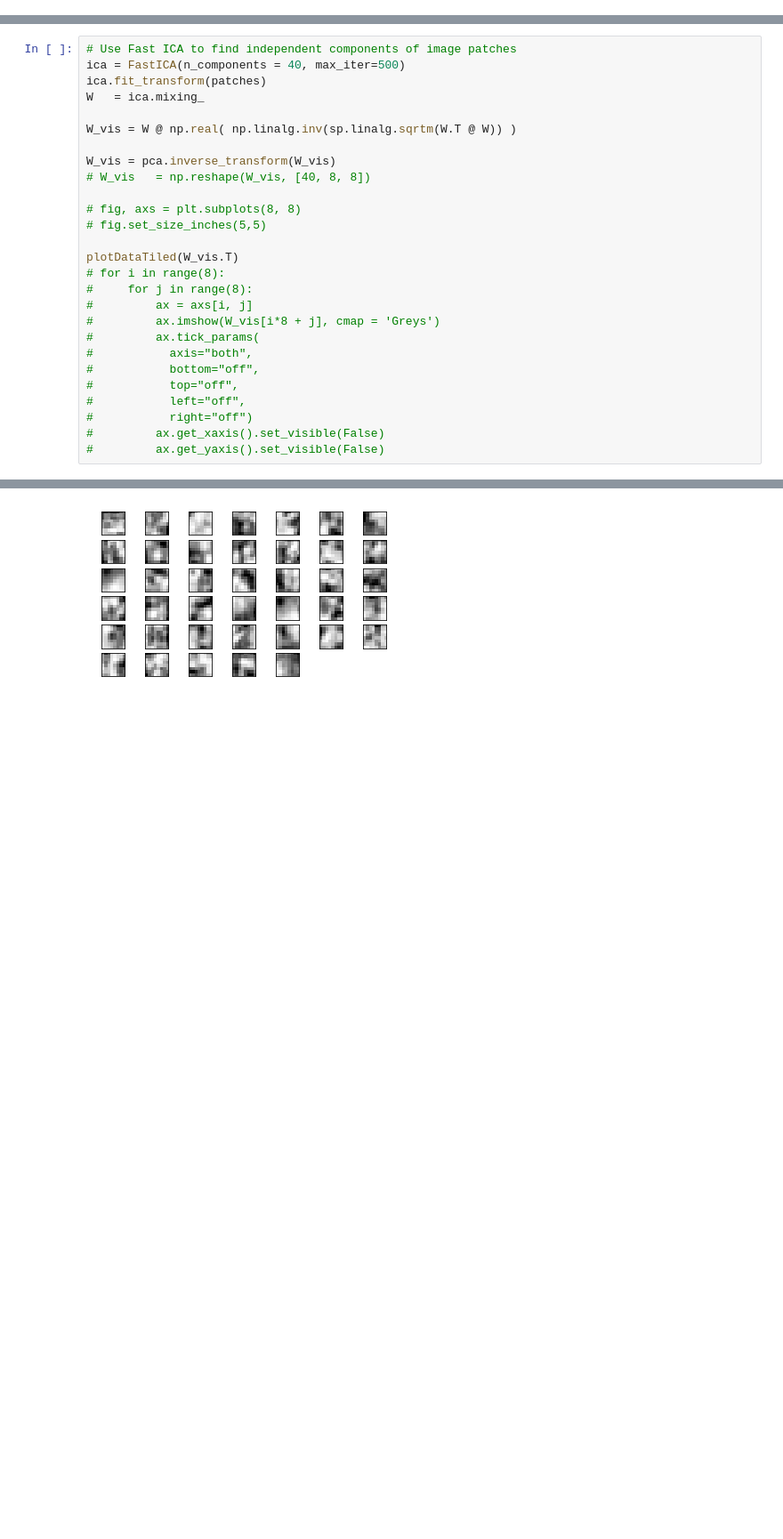
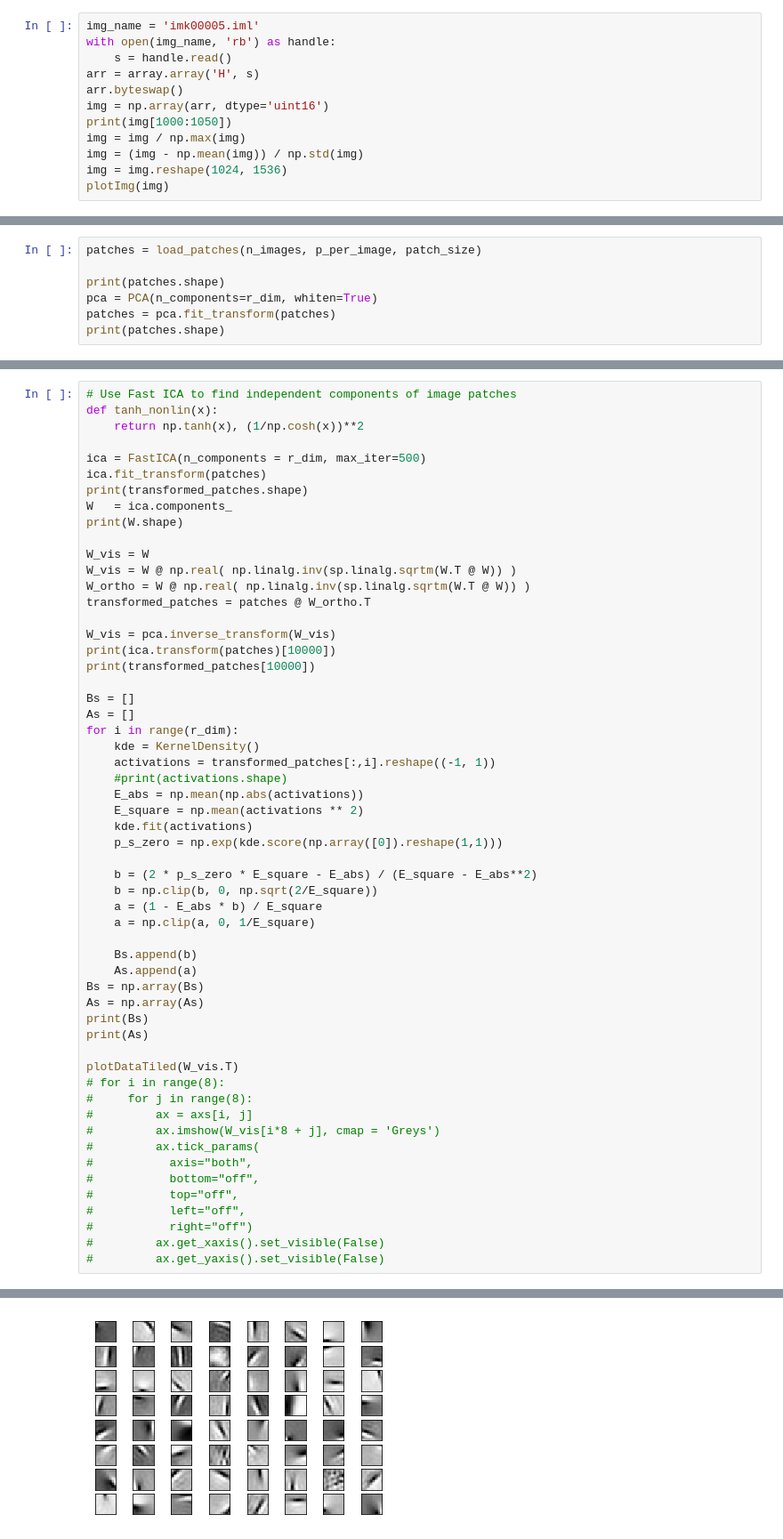
Before and after one commit to ThomasYerxa/ICA_Comparison, a Jupyter notebook: ica_comparison.ipynb, the cells around one changed output, grey strips where cells are left out. Shown: that part at 89% size. Saved outputs shown, nothing was run; the diff lists cells and outputs as text; blank space fills up the shorter version.

```diff
--- a/ica_comparison.ipynb
+++ b/ica_comparison.ipynb
@@ -76,0 +88,12 @@ def plotDataTiled(data, title="", prevFig=None):
+# %%
+img_name = 'imk00005.iml'
+with open(img_name, 'rb') as handle:
+    s = handle.read()
+arr = array.array('H', s)
+arr.byteswap()
+img = np.array(arr, dtype='uint16')
+print(img[1000:1050])
+img = img / np.max(img)
+img = (img - np.mean(img)) / np.std(img)
+img = img.reshape(1024, 1536)
+plotImg(img)
@@ -124,0 +174,7 @@ patches = pca.fit_transform(patches)
+# %%
+patches = load_patches(n_images, p_per_image, patch_size)
+
+print(patches.shape)
+pca = PCA(n_components=r_dim, whiten=True)
+patches = pca.fit_transform(patches)
+print(patches.shape)
@@ -125,16 +184,45 @@ patches = pca.fit_transform(patches)
 # %%
 # Use Fast ICA to find independent components of image patches
-ica = FastICA(n_components = 40, max_iter=500)
+def tanh_nonlin(x):
+    return np.tanh(x), (1/np.cosh(x))**2
+
+ica = FastICA(n_components = r_dim, max_iter=500)
 ica.fit_transform(patches)
-W   = ica.mixing_
+print(transformed_patches.shape)
+W   = ica.components_
+print(W.shape)
 
+W_vis = W
 W_vis = W @ np.real( np.linalg.inv(sp.linalg.sqrtm(W.T @ W)) )
+W_ortho = W @ np.real( np.linalg.inv(sp.linalg.sqrtm(W.T @ W)) )
+transformed_patches = patches @ W_ortho.T
 
 W_vis = pca.inverse_transform(W_vis)
-# W_vis   = np.reshape(W_vis, [40, 8, 8])
+print(ica.transform(patches)[10000])
+print(transformed_patches[10000])
 
-# fig, axs = plt.subplots(8, 8)
-# fig.set_size_inches(5,5)
+Bs = []
+As = []
+for i in range(r_dim):
+    kde = KernelDensity()
+    activations = transformed_patches[:,i].reshape((-1, 1))
+    #print(activations.shape)
+    E_abs = np.mean(np.abs(activations))
+    E_square = np.mean(activations ** 2)
+    kde.fit(activations)
+    p_s_zero = np.exp(kde.score(np.array([0]).reshape(1,1)))
+
+    b = (2 * p_s_zero * E_square - E_abs) / (E_square - E_abs**2)
+    b = np.clip(b, 0, np.sqrt(2/E_square))
+    a = (1 - E_abs * b) / E_square
+    a = np.clip(a, 0, 1/E_square)
+
+    Bs.append(b)
+    As.append(a)
+Bs = np.array(Bs)
+As = np.array(As)
+print(Bs)
+print(As)
 
 plotDataTiled(W_vis.T)
 # for i in range(8):
@@ -170 +275 @@ plotDataTiled(W_vis.T)
-[figure, old version]
+[figure, new version]
```
Also changed, not shown: parts of 13 cells of this notebook, 2 other files.
